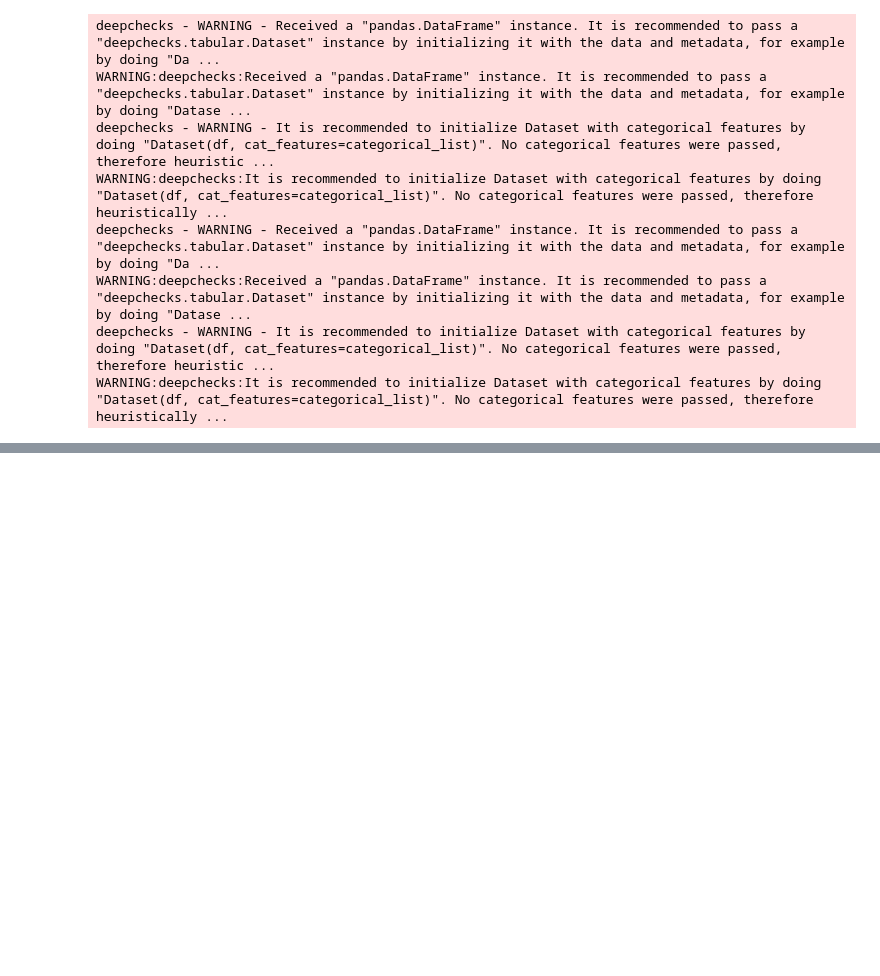
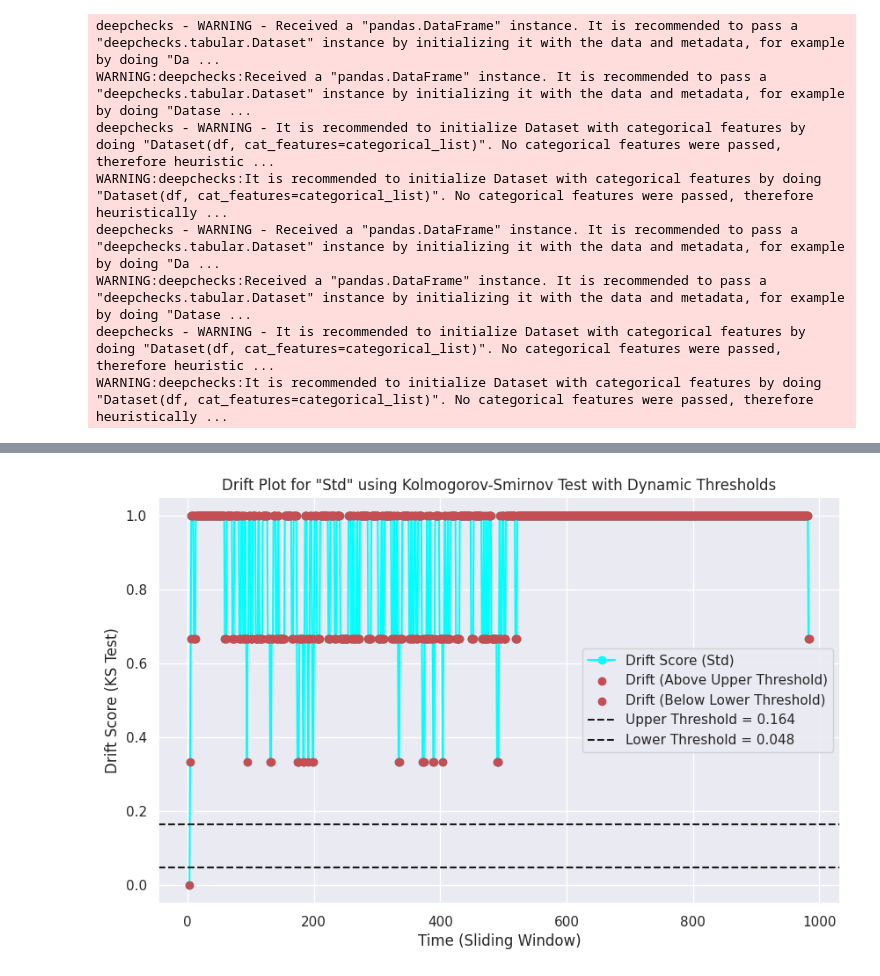
Before and after one commit to NirajBagh/Drift-Detection-in-Industrial-Running-Machines, a Jupyter notebook: Drift_Detection.ipynb, the cells around one changed output, grey strips where cells are left out. Saved outputs shown, nothing was run; the diff lists cells and outputs as text; code cells hidden in the pictures; blank space fills up the shorter version.

```diff
--- a/Drift_Detection.ipynb
+++ b/Drift_Detection.ipynb
@@ -220,0 +509,81 @@ result
+# %%
+import pandas as pd
+import numpy as np
+from sklearn.decomposition import PCA
+from sklearn.preprocessing import StandardScaler
+from scipy.stats import kstest
+import matplotlib.pyplot as plt
+
+# Step 1: Standardize the Data
+scaler = StandardScaler()
+scaled_data = scaler.fit_transform(df)
+
+# Step 2: Apply PCA
+pca = PCA(n_components=2)
+principal_components = pca.fit_transform(scaled_data)
+
+# Step 3: Reconstruct the Data
+reconstructed_data = pca.inverse_transform(principal_components)
+
+# Step 4: Identify the Top Feature
+# Get the loadings (components) for the first principal component
+loadings = pca.components_[0]
+feature_importance = pd.Series(loadings, index=df.columns)
+top_feature = feature_importance.abs().idxmax()
+
+# Step 5: Calculate Drift for the Selected Feature
+def calculate_drift(feature_name):
+    # Calculate mean and std for the selected feature
+    feature_values = df[feature_name]
+    mean_feature = feature_values.mean()
+    std_feature = feature_values.std()
+
+    # Define dynamic thresholds based on (mean ± std)
+    upper_threshold = mean_feature + 1*std_feature
+    lower_threshold = mean_feature - 1*std_feature
+
+    # Initialize a list to store drift scores
+    drift_scores = []
+
+    # Perform KS test using sliding window
+    window_size = 3
+    for start in range(0, len(df) - window_size + 1):
+        window = feature_values[start:start + window_size]  # Current window
+        reference = feature_values[:window_size]  # Reference window (first window)
+
+        # Apply Kolmogorov-Smirnov test
+        statistic, _ = kstest(window, reference)
+        drift_scores.append(statistic)
+
+    # Generate the x-axis values
+    x_values = range(window_size, len(df) + 1)
+
+    # Plot the drift scores
+    plt.figure(figsize=(10, 6))
+    plt.plot(x_values, drift_scores, marker='o', color='cyan', label=f'Drift Score ({feature_name})')
+
+    # Highlight points that exceed the dynamic thresholds
+    drift_points_upper = np.array(drift_scores) > upper_threshold
+    drift_points_lower = np.array(drift_scores) < lower_threshold
+    plt.scatter(np.array(x_values)[drift_points_upper], np.array(drift_scores)[drift_points_upper], color='r', label='Drift (Above Upper Threshold)', zorder=5)
+    plt.scatter(np.array(x_values)[drift_points_lower], np.array(drift_scores)[drift_points_lower], color='r', label='Drift (Below Lower Threshold)', zorder=5)
+
+    # Plot dynamic threshold lines
+    plt.axhline(y=upper_threshold, color='k', linestyle='--', label=f'Upper Threshold = {upper_threshold:.3f}')
+    plt.axhline(y=lower_threshold, color='k', linestyle='--', label=f'Lower Threshold = {lower_threshold:.3f}')
+
+    # Add labels and title
+    plt.xlabel('Time (Sliding Window)')
+    plt.ylabel('Drift Score (KS Test)')
+    plt.title(f'Drift Plot for "{feature_name}" using Kolmogorov-Smirnov Test with Dynamic Thresholds')
+    plt.legend()
+    plt.grid(True)
+    plt.show()
+
+# Calculate drift for the top feature
+calculate_drift(top_feature)
+
+# Print results
+print(f"Top feature based on PCA: {top_feature}")
+# %% [output]
+[figure, added]
```
Also changed, not shown: parts of 39 cells of this notebook.
